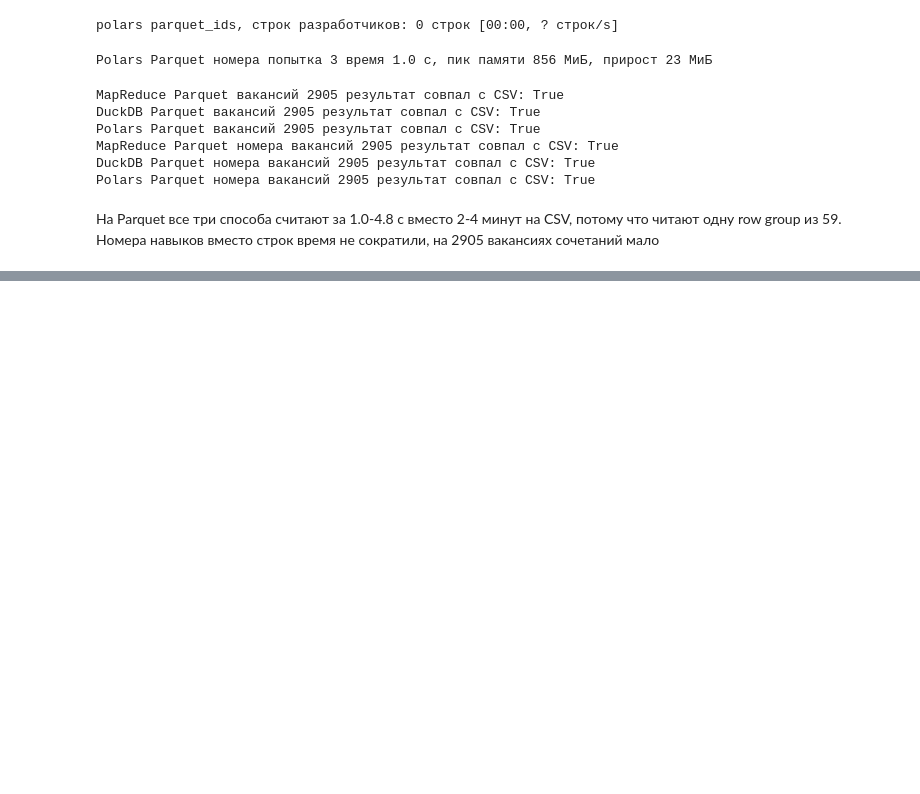
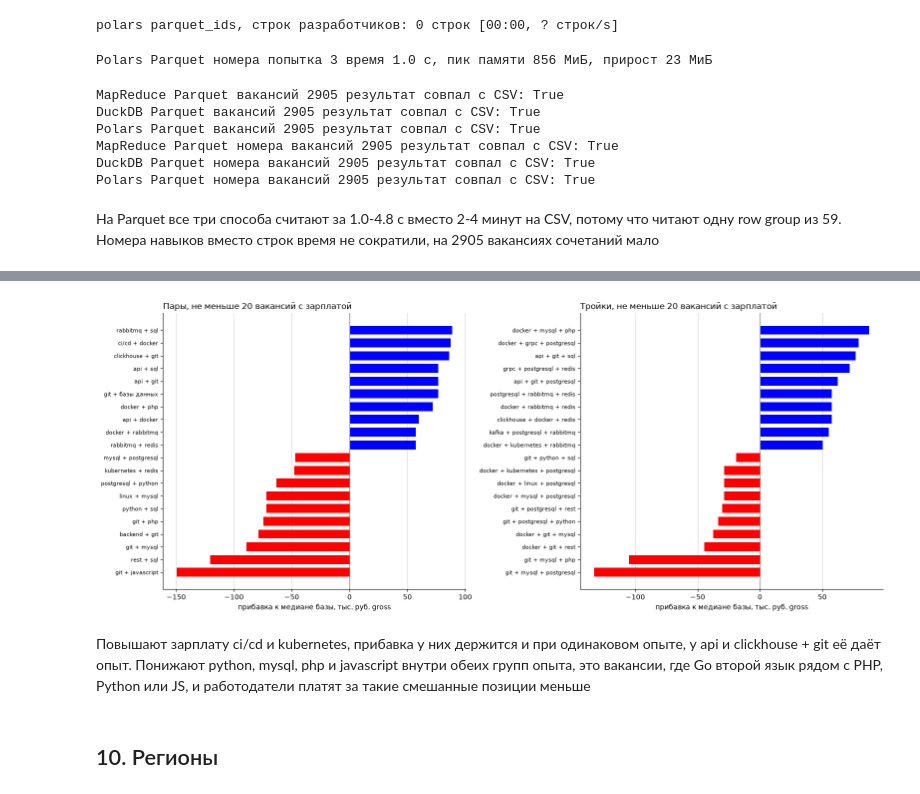
Before and after one commit to shlaapnik/EngData, a Jupyter notebook: MapReduce/mapreduce.ipynb, the cells around one changed output, grey strips where cells are left out. Saved outputs shown, nothing was run; the diff lists cells and outputs as text; code cells hidden in the pictures; blank space fills up the shorter version.

```diff
--- a/MapReduce/mapreduce.ipynb
+++ b/MapReduce/mapreduce.ipynb
@@ -1010,0 +1084,12 @@ Polars Parquet номера вакансий 2905 результат совпа
+# %%
+rub["from_full"] = rub["from_rub"].fillna(rub["to_rub"] / K)
+rub["to_full"] = rub["to_rub"].fillna(rub["from_rub"] * K)
+rub["gross_rub"] = to_gross((rub["from_full"] + rub["to_full"]) / 2)
+rub["gross_simple"] = to_gross(rub[["from_rub", "to_rub"]].mean(axis=1))
+rub = rub[rub["gross_rub"].notna()].reset_index(drop=True)
+OVERALL_MEDIAN = rub["gross_rub"].median()
+print("рублёвых вакансий с зарплатой", len(rub), "из", len(variant))
+print("флаг gross:", rub["gross"].fillna("нет").value_counts().to_dict())
+print("опубликованы с", rub["published_at"].min().date(), "по", rub["published_at"].max().date())
+print("медиана gross", round(OVERALL_MEDIAN), "P25", round(rub["gross_rub"].quantile(0.25)), "P75", round(rub["gross_rub"].quantile(0.75)))
+print("медиана, если не восстанавливать границу через k (середина, а при одной границе она сама)", round(rub["gross_simple"].median()))
@@ -1010,0 +1116,8 @@ Polars Parquet номера вакансий 2905 результат совпа
+# %%
+for column in ["experience", "schedule"]:
+    print(rub.groupby(column)["gross_rub"].agg(["count", "median"]).round().sort_values("median"))
+
+    print()
+
+rub["moscow"] = rub["area"] == "Москва"
+print(rub.groupby("moscow")["gross_rub"].agg(["count", "median"]).round())
@@ -1010,0 +1351,8 @@ Polars Parquet номера вакансий 2905 результат совпа
+# %%
+for ascending, title in [(False, "повышают"), (True, "понижают")]:
+    main_top = set(pairs.sort_values("прибавка", ascending=ascending).head(10)["сочетание"])
+    simple_top = set(pairs.sort_values("прибавка простым способом", ascending=ascending).head(10)["сочетание"])
+
+    print(title, ": общих пар в топ 10", len(main_top & simple_top), "из 10")
+
+print("корреляция прибавок двух способов по всем парам", round(pairs["прибавка"].corr(pairs["прибавка простым способом"]), 3))
@@ -1010,0 +1406,23 @@ Polars Parquet номера вакансий 2905 результат совпа
+# %%
+figure, axes = plt.subplots(1, 2, figsize=(16, 6.5))
+
+for axis, table, title in [(axes[0], pairs, "Пары"), (axes[1], triples, "Тройки")]:
+    shown = pd.concat([table.nlargest(10, "прибавка"), table.nsmallest(10, "прибавка")]).sort_values("прибавка")
+    colors = ["blue" if value > 0 else "red" for value in shown["прибавка"]]
+    axis.barh(shown["сочетание"], shown["прибавка"] / 1000, color=colors, height=0.7)
+    axis.axvline(0, color="gray", linewidth=1)
+    axis.set_xlabel("прибавка к медиане базы, тыс. руб. gross")
+    axis.set_title(title + ", не меньше 20 вакансий с зарплатой", loc="left")
+    axis.tick_params(axis="y", labelsize=8)
+    axis.grid(axis="x", color="lightgray")
+    axis.set_axisbelow(True)
+
+figure.tight_layout()
+figure.savefig(OUT / "uplift.png", dpi=150)
+plt.show()
+# %% [output]
+[figure, added]
+# %% [markdown]
+Повышают зарплату ci/cd и kubernetes, прибавка у них держится и при одинаковом опыте, у api и clickhouse + git её даёт опыт. Понижают python, mysql, php и javascript внутри обеих групп опыта, это вакансии, где Go второй язык рядом с PHP, Python или JS, и работодатели платят за такие смешанные позиции меньше
+# %% [markdown]
+## 10. Регионы
```
Also changed, not shown: parts of 36 cells of this notebook, 4 other files.
